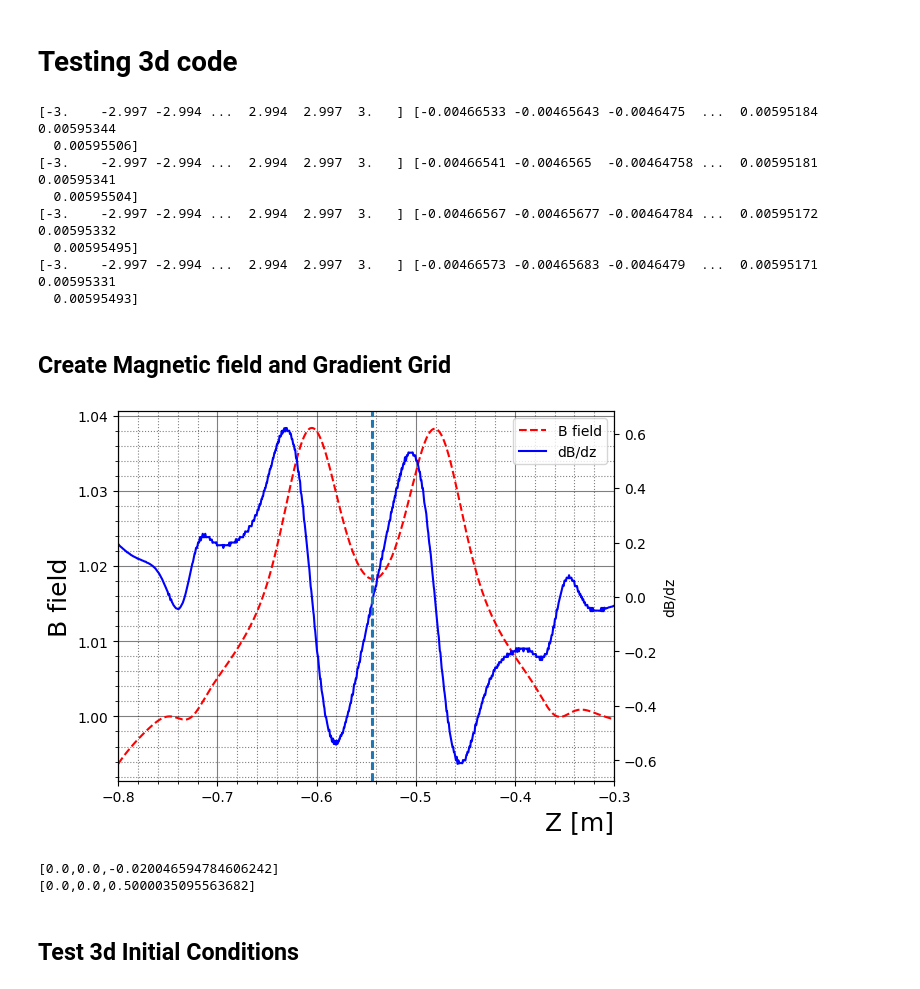
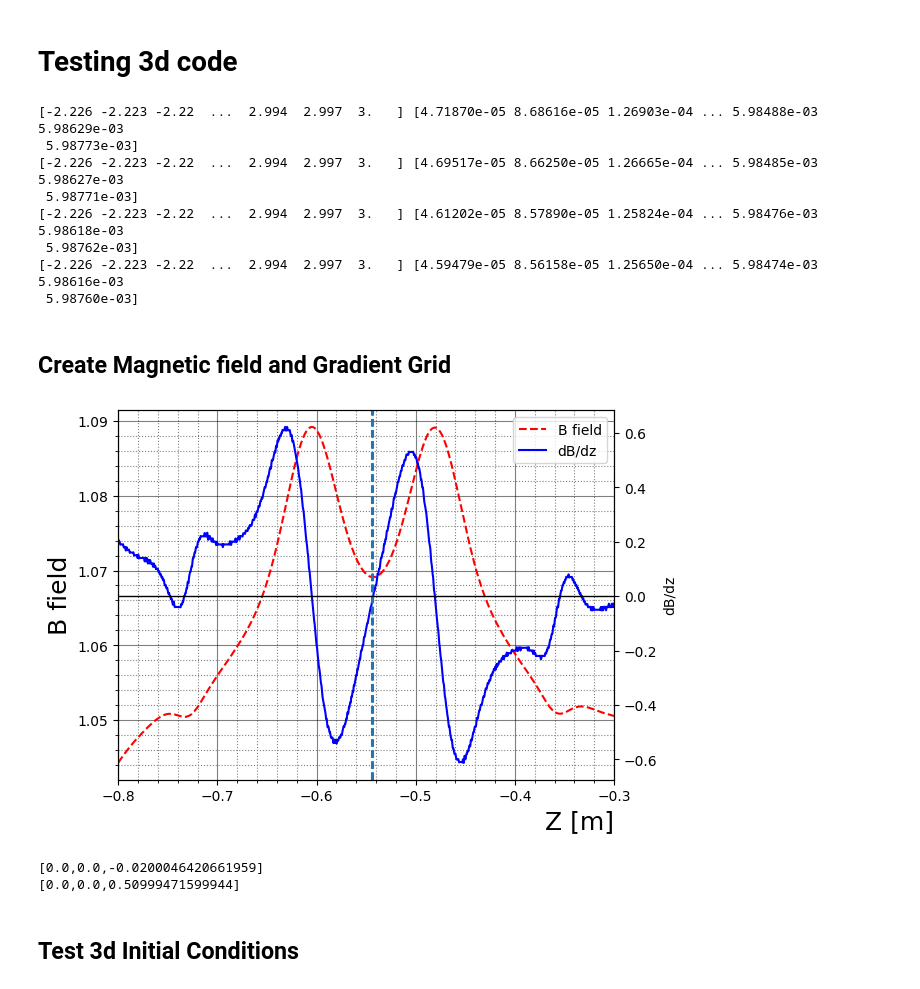
Before and after one commit to Adrianodelvincio/alphag_frequentist_analysis_2025, a Jupyter notebook: toy/Testing.ipynb, the cells around one changed output. Cells and saved outputs as stored; diff of their text form; code cells hidden in the pictures.

```diff
--- a/toy/Testing.ipynb
+++ b/toy/Testing.ipynb
@@ -236,62 +236,62 @@ rc('animation', html='jshtml')
 # %%
 from UTILS import Gradient_Computation_1d, dB_seg
 # %%
-data = np.genfromtxt("Bfield/PreGravity_20mT_well_0g.csv",
+data = np.genfromtxt("Bfield_csv/PreGravity_20mT_well_0g.csv",
                        delimiter = ",",
                        names = True,
                        filling_values=np.nan,
                        #unpack =  True
                       )
-Z = data['\ufeffz_mm__Bz_on_axis']/1000
+Z = data['z_mm__Bz_on_axis']/1000
 Uz = data["Total_potential_T__Bz_on_axis"]
 print(Z, Uz)
 Bfield_20mT_pregravity = CubicSpline(Z, Uz)
 
-data = np.genfromtxt("Bfield/GravityRelease_17mT_well_0g.csv",
+data = np.genfromtxt("Bfield_csv/GravityRelease_17mT_well_0g.csv",
                        delimiter = ",",
                        names = True,
                        filling_values=np.nan,
                        #unpack =  True
                       )
-Z = data['\ufeffz_mm__Bz_on_axis']/1000
+Z = data['z_mm__Bz_on_axis']/1000
 Uz = data["Total_potential_T__Bz_on_axis"]
 print(Z, Uz)
 Bfield_17mT = CubicSpline(Z, Uz)
 
-data = np.genfromtxt("Bfield/GravityRelease_5mT_well_0g.csv",
+data = np.genfromtxt("Bfield_csv/GravityRelease_5mT_well_0g.csv",
                        delimiter = ",",
                        names = True,
                        filling_values=np.nan,
                        #unpack =  True
                       )
-Z = data['\ufeffz_mm__Bz_on_axis']/1000
+Z = data['z_mm__Bz_on_axis']/1000
 Uz = data["Total_potential_T__Bz_on_axis"]
 print(Z, Uz)
 Bfield_5mT = CubicSpline(Z, Uz)
 
-data = np.genfromtxt("Bfield/GravityRelease_2p5mT_well_0g.csv",
+data = np.genfromtxt("Bfield_csv/GravityRelease_2p5mT_well_0g.csv",
                        delimiter = ",",
                        names = True,
                        filling_values=np.nan,
                        #unpack =  True
                       )
-Z = data['\ufeffz_mm__Bz_on_axis']/1000
+Z = data['z_mm__Bz_on_axis']/1000
 Uz = data["Total_potential_T__Bz_on_axis"]
 print(Z, Uz)
 Bfield_2p5mT = CubicSpline(Z, Uz)
 # %% [output]
-[-3.    -2.997 -2.994 ...  2.994  2.997  3.   ] [-0.00466533 -0.00465643 -0.0046475  ...  0.00595184  0.00595344
-  0.00595506]
-[-3.    -2.997 -2.994 ...  2.994  2.997  3.   ] [-0.00466541 -0.0046565  -0.00464758 ...  0.00595181  0.00595341
-  0.00595504]
-[-3.    -2.997 -2.994 ...  2.994  2.997  3.   ] [-0.00466567 -0.00465677 -0.00464784 ...  0.00595172  0.00595332
-  0.00595495]
-[-3.    -2.997 -2.994 ...  2.994  2.997  3.   ] [-0.00466573 -0.00465683 -0.0046479  ...  0.00595171  0.00595331
-  0.00595493]
+[-2.226 -2.223 -2.22  ...  2.994  2.997  3.   ] [4.71870e-05 8.68616e-05 1.26903e-04 ... 5.98488e-03 5.98629e-03
+ 5.98773e-03]
+[-2.226 -2.223 -2.22  ...  2.994  2.997  3.   ] [4.69517e-05 8.66250e-05 1.26665e-04 ... 5.98485e-03 5.98627e-03
+ 5.98771e-03]
+[-2.226 -2.223 -2.22  ...  2.994  2.997  3.   ] [4.61202e-05 8.57890e-05 1.25824e-04 ... 5.98476e-03 5.98618e-03
+ 5.98762e-03]
+[-2.226 -2.223 -2.22  ...  2.994  2.997  3.   ] [4.59479e-05 8.56158e-05 1.25650e-04 ... 5.98474e-03 5.98616e-03
+ 5.98760e-03]
 # %% [markdown]
 ## Create Magnetic field and Gradient Grid
 # %%
-zgrid = np.linspace(-0.800, -0.300, 100000)   # half mm of discretization
+zgrid = np.linspace(-0.800, -0.300, 1000000)   # half mm of discretization
 z0 = zgrid[0]
 dz = np.diff(zgrid)[0]
 
@@ -309,32 +309,33 @@ Bfield_2p5mT_grid           = np.array(Bfield_2p5mT(zgrid))
 # %%
 fig, ax1 = plt.subplots()
 
 plotter_nicer("Z [m]", "Total Potential")
 ax1.set_xlim(-0.800, -0.300)
 
 # Primo asse y (ad esempio per il potenziale)
 ax1.plot(zgrid, Bfield_20mT_pregravity_grid, linestyle="--", color="red", label="B field")
 
 # Secondo asse y per la derivata
 ax2 = ax1.twinx()
 ax2.plot(zgrid, dBfield_20mT_pregravity_dz, color="blue", label="dB/dz")
 #ax2.axvline(CONSTANTS.Zmid)
 
 ax2.axvline(CONSTANTS.Zmid, linestyle = "--")
 ax2.axvline(CONSTANTS.Zmid + 0.0005, linestyle = "--")
+ax2.axhline(0., linestyle = "-", color = "black", linewidth = 1)
 
 # Etichette
 ax1.set_ylabel("B field")
 ax2.set_ylabel("dB/dz")
 
 # Se vuoi una legenda combinata:
 lines_1, labels_1 = ax1.get_legend_handles_labels()
 lines_2, labels_2 = ax2.get_legend_handles_labels()
 ax1.legend(lines_1 + lines_2, labels_1 + labels_2, loc="best")
 
 plt.show()
 # %% [output]
-[figure, old version]
+[figure, new version]
 # %%
 # test gradient computation
 
@@ -356,8 +357,8 @@ a = dB_seg(-0.51,0,0,
        Bfield_17mT_grid)
 print(f"[{a[0]},{a[1]},{a[2]}]")
 # %% [output]
-[0.0,0.0,-0.020046594784606242]
-[0.0,0.0,0.5000035095563682]
+[0.0,0.0,-0.0200046420661959]
+[0.0,0.0,0.50999471599944]
 # %% [markdown]
 ## Test 3d Initial Conditions
 # %%
```
Also changed, not shown: parts of 14 cells of this notebook, 49 other files.
